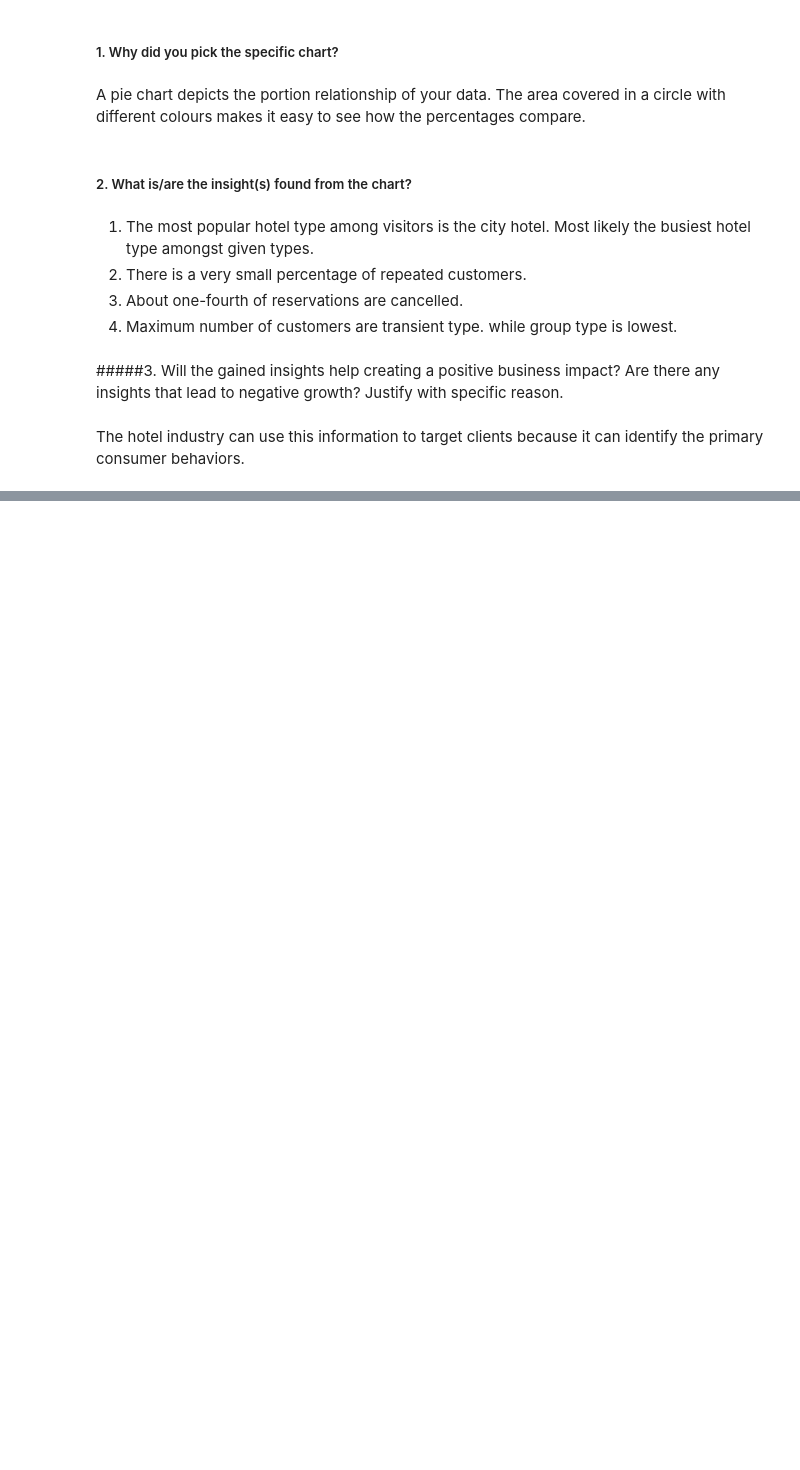
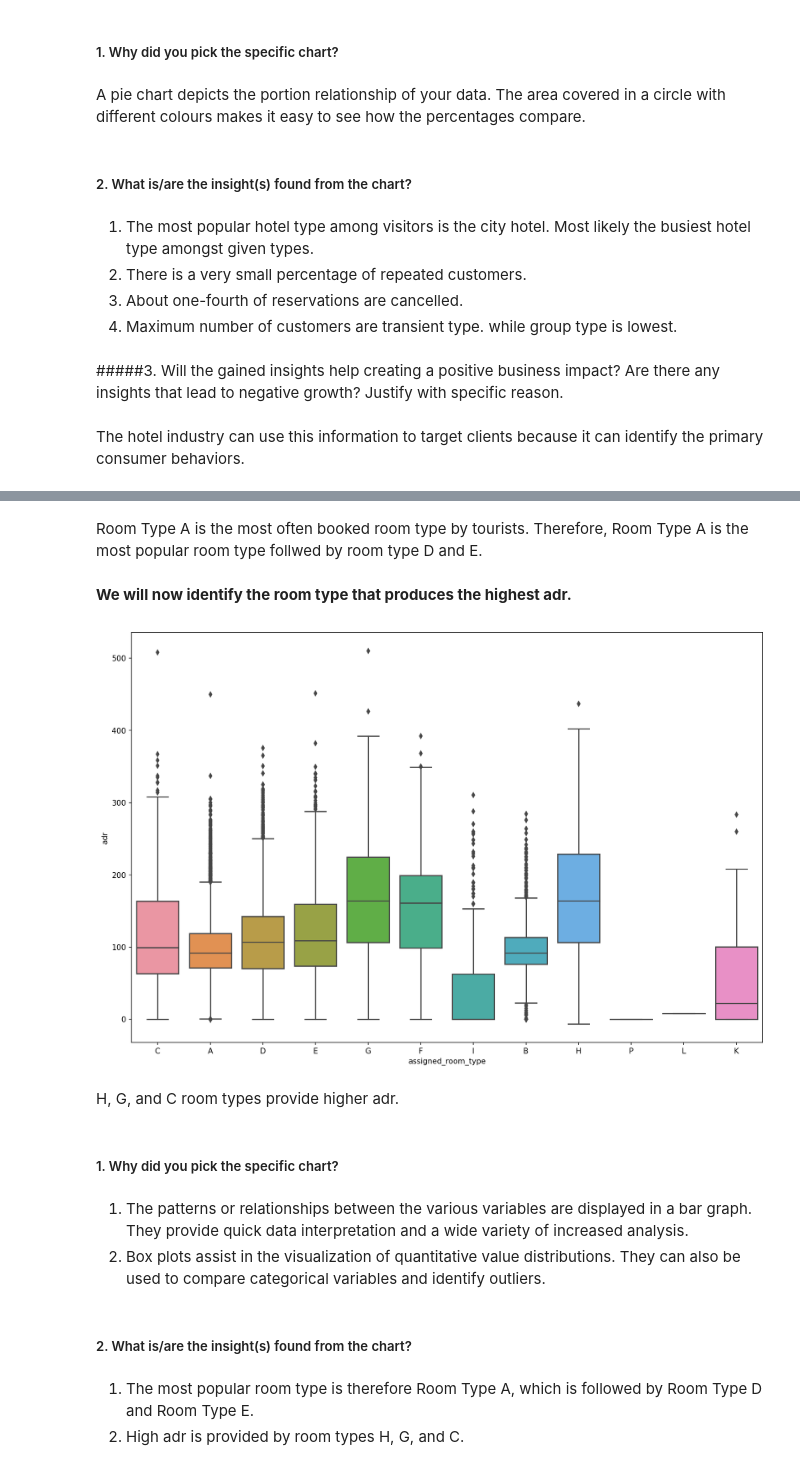
Before and after one commit to waghpallavi/hotel_booking_analysis, a Jupyter notebook: Hotel_Booking_analysis.ipynb, the cells around one changed output, grey strips where cells are left out. Cells and saved outputs as stored; diff of their text form; code cells hidden in the pictures; blank space fills up the shorter version.

```diff
--- a/Hotel_Booking_analysis.ipynb
+++ b/Hotel_Booking_analysis.ipynb
@@ -474,0 +487,23 @@ The hotel industry can use this information to target clients because it can ide
+# %% [markdown]
+Room Type A is the most often booked room type by tourists. Therefore, Room Type A is the most popular room type follwed by room type D and E.
+# %% [markdown]
+**We will now identify the room type that produces the highest adr.**
+# %%
+# Boxplot to determine highest adr producing room type
+fig, ax = plt.subplots(figsize=(15, 10),dpi=150)
+sns.boxplot( x = ready_df['assigned_room_type'], y = ready_df['adr'])
+plt.show()
+# %% [output]
+[figure, added]
+# %% [markdown]
+H, G, and C room types provide higher adr.
+# %% [markdown]
+##### 1. Why did you pick the specific chart?
+# %% [markdown]
+1.   The patterns or relationships between the various variables are displayed in a bar graph. They provide quick data interpretation and a wide variety of increased analysis.
+2.   Box plots assist in the visualization of quantitative value distributions. They can also be used to compare categorical variables and identify outliers.
+# %% [markdown]
+##### 2. What is/are the insight(s) found from the chart?
+# %% [markdown]
+1.   The most popular room type is therefore Room Type A, which is followed by Room Type D and Room Type E.
+2.   High adr is provided by room types H, G, and C.
```
Also changed, not shown: parts of 7 cells of this notebook.
